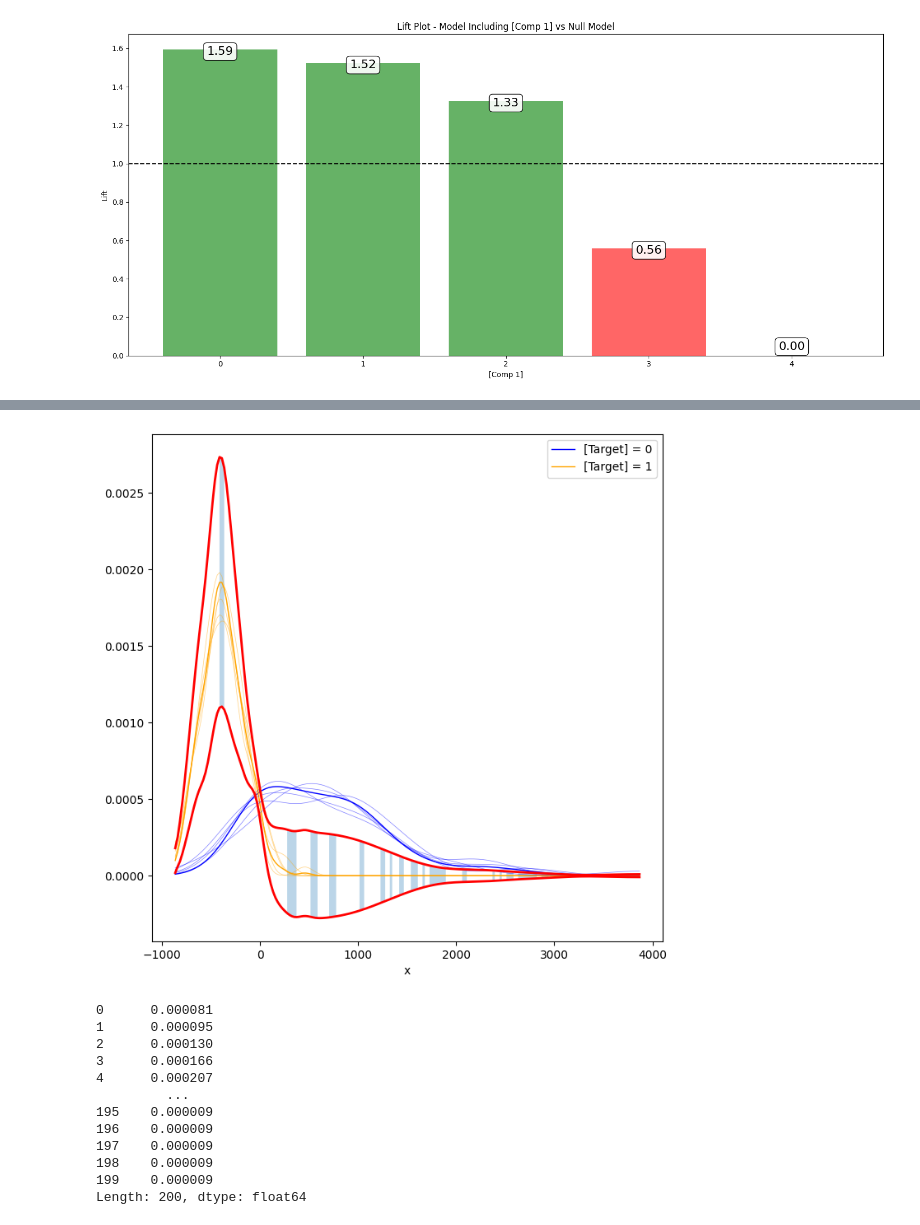
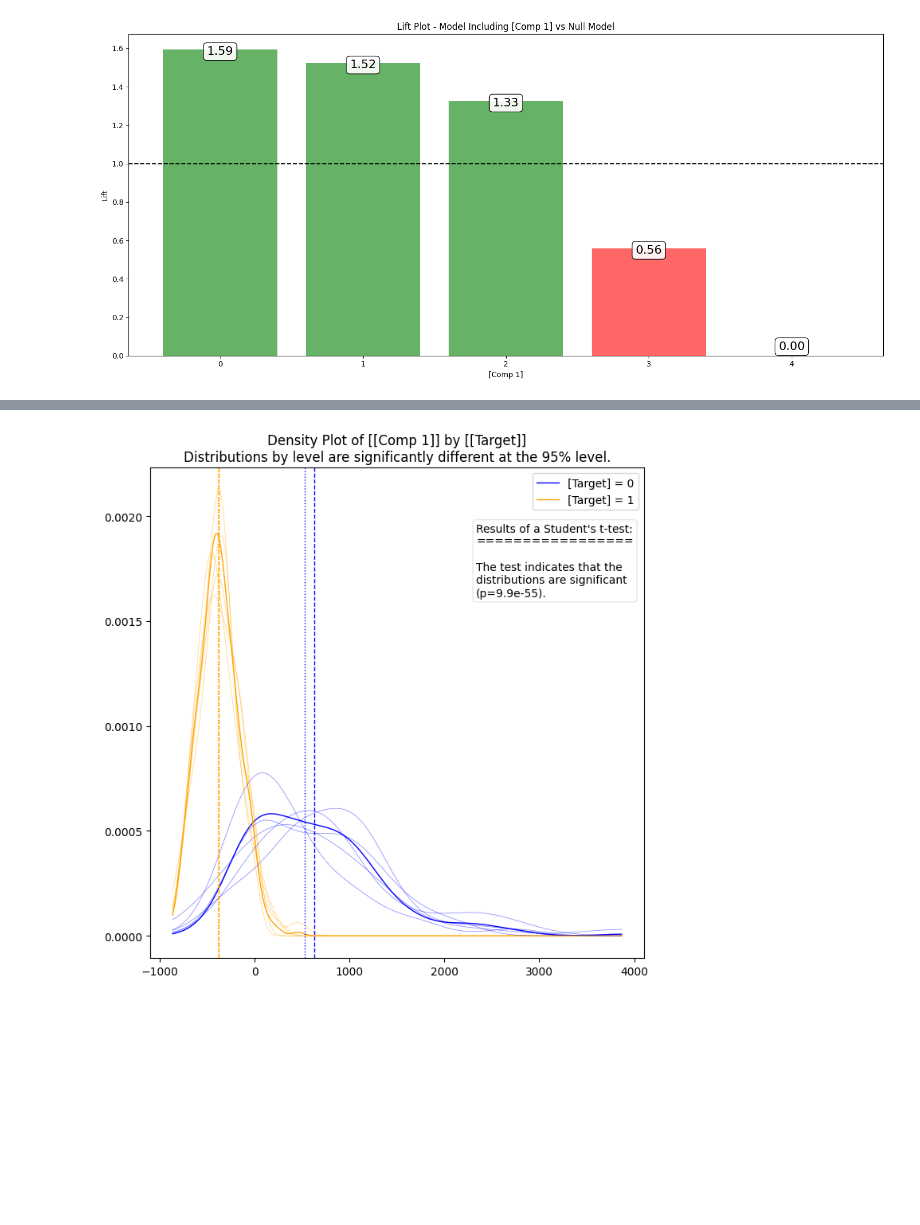
Before and after one commit to predictables/predictables, a Jupyter notebook: dev_univariate.ipynb, the cells around one changed output, grey strips where cells are left out. Drawn from its saved outputs; the diff is of its cells as text; code cells hidden in the pictures; blank space fills up the shorter version.

Commit message:
updated scope for density plot. works now and does the t-test

```diff
--- a/dev_univariate.ipynb
+++ b/dev_univariate.ipynb
@@ -213,49 +212,7 @@ roc_curve_plot(
-# %%
-%run "./PredicTables/univariate/src/plots/density_plot.py"
-ax = density_by_mpl(feature, m.y_train, fill_under=False)
-ax = density_by_mpl(feature, m.y_train, m.df.cv, ax=ax, use_labels=False, alpha=0.5, fill_under=False, line_width=0.5)
-sd = calculate_density_sd(feature, m.y_train, m.df.cv, grid_bins=200)
-ax = _plot_single_density_pm_standard_deviation(feature[m.y_train==1], sd[m.y_train==1], x_min=feature.min(), x_max=feature.max(), ax=ax)
-plt.legend()
-
-
-from scipy.stats import gaussian_kde
-dens = gaussian_kde(feature[m.y_train==1])
-pd.DataFrame({'x': np.linspace(feature.min(), feature.max(), 200)}).assign(
-    density=dens(np.linspace(feature.min(), feature.max(), 200))
-).assign(
-    density_sd=sd.values
-).assign(
-    _plusone=dens(np.linspace(feature.min(), feature.max(), 200)) + sd.values,
-    _minusone=dens(np.linspace(feature.min(), feature.max(), 200)) - sd.values
-).plot(
-    kind='line',
-    x='x',
-    y=['_plusone', '_minusone'],
-    color='red',
-    ax=ax,
-    label=None,
-    lw=2
-)
-
-plt.show()
-# %% [output]
-[figure, removed]
 # %%
-%run "./PredicTables/univariate/src/plots/density_plot.py"
-_plot_single_density_pm_standard_deviation(
-    feature, m.y_train, m.df.cv
-)
+%run "./predictables/univariate/src/plots/density_plot.py"
+density_plot_mpl(feature, m.y_train, m.df.cv)
+plt.legend()
+plt.show()
 # %% [output]
-0      0.000081
-1      0.000095
-2      0.000130
-3      0.000166
-4      0.000207
-         ...
-195    0.000009
-196    0.000009
-197    0.000009
-198    0.000009
-199    0.000009
-Length: 200, dtype: float64
+[figure, added]
```
Also changed, not shown: parts of 12 cells of this notebook, 5 other files.
